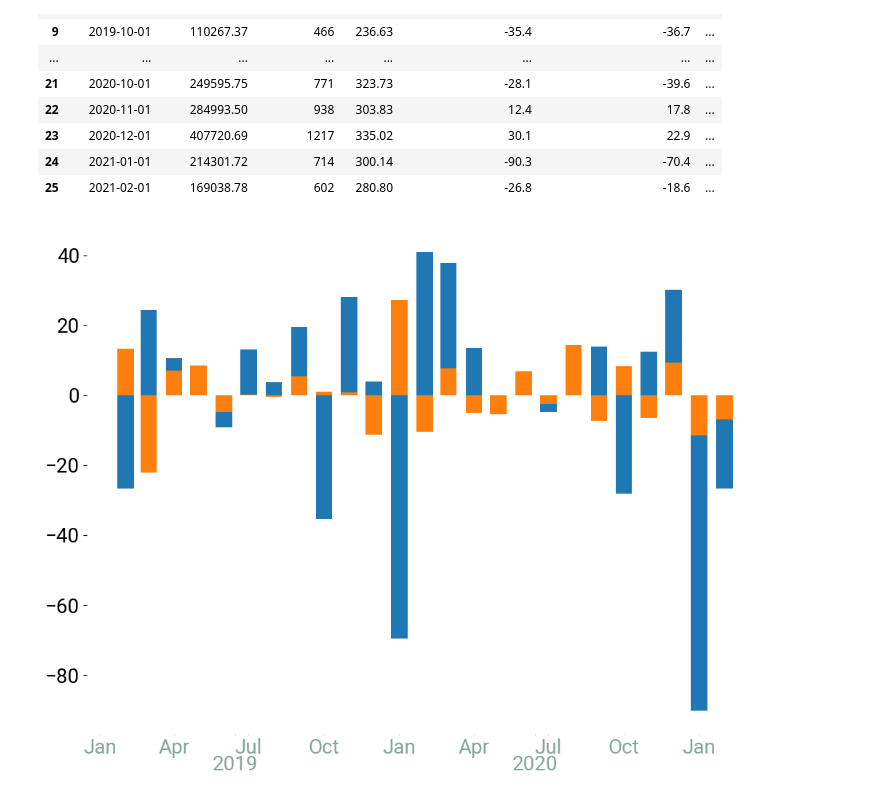
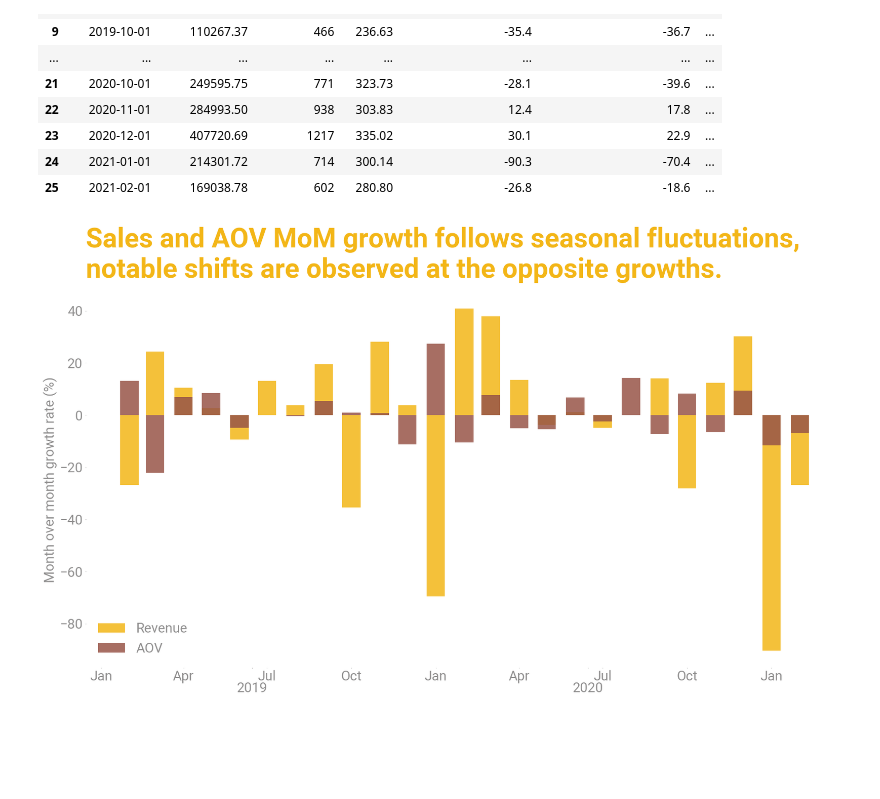
Before and after one commit to mjsluminarias/gamezone-ecommerce, a Jupyter notebook: code_queries/sales.ipynb, the cells around one changed output. Saved outputs shown, nothing was run; the diff lists cells and outputs as text; code cells hidden in the pictures; blank space fills up the shorter version.

Commit message:
sales notebook fin

```diff
--- a/code_queries/sales.ipynb
+++ b/code_queries/sales.ipynb
@@ -328,38 +319,45 @@ rev_data_ym
 | 24 | 2021-01-01 | 214301.72 | 714 | 300.14 | -90.3 | -70.4 | ... |
 | 25 | 2021-02-01 | 169038.78 | 602 | 280.80 | -26.8 | -18.6 | ... |
 # %%
-fig, ax = plt.subplots(figsize=(12, 9))
+fig, ax = plt.subplots(figsize=(20, 10))
 
 # ax.bar(rev_data_ym["order_year_month"], rev_data_ym["total_net_revenue"], label='Product A', color='#4dabf7')
 
 # ax.bar(rev_data_ym["purchase_ym"], rev_data_ym["total_orders_growth_pct"], width=20)
-ax.bar(rev_data_ym["purchase_ym"], rev_data_ym["total_rev_growth_pct"], width=20)
-ax.bar(rev_data_ym["purchase_ym"], rev_data_ym["ym_aov_growth_pct"], width=20)
+ax.bar(rev_data_ym["purchase_ym"], rev_data_ym["total_rev_growth_pct"], width=20, color =  "#f3b617", label = "Revenue", alpha = 0.85)
+ax.bar(rev_data_ym["purchase_ym"], rev_data_ym["ym_aov_growth_pct"], width=20, color = "#985548", label = "AOV", alpha = 0.85)
 
 ax.spines["top"].set_visible(False)
 ax.spines["right"].set_visible(False)
 ax.spines["left"].set_visible(False)
 ax.spines["bottom"].set_visible(False)
 # ax.axes.get_xaxis().set_visible(False)
 # ax.axes.get_yaxis().set_visible(False)
 # ax.xaxis.set_major_locator(ticker.MaxNLocator(nbins=5))
 # ax.axes.xaxis.set_ticklabels([])
 # ax.axes.yaxis.set_ticklabels([])
 
 ax.xaxis.set_minor_locator(mdates.MonthLocator(bymonth=[1, 4, 7, 10]))
 ax.xaxis.set_minor_formatter(mdates.DateFormatter("%b"))
 
+ax.set_ylabel("Month over month growth rate (%)", color = "#908F8F")
+
 # years (major ticks), placed mid-year so they don't collide with Jan/Jul
 ax.xaxis.set_major_locator(mdates.YearLocator(month=6, day=15))
 ax.xaxis.set_major_formatter(mdates.DateFormatter("%Y"))
 
-ax.tick_params(axis="x", which="major", pad=20, length=1, colors= "#84a59d") # params for years
-ax.tick_params(axis="x", which="minor", pad=3, length=1, colors= "#84a59d") # params for months
+ax.tick_params(axis="x", which="major", pad=20, length=1, colors= "#908F8F") # params for years
+ax.tick_params(axis="x", which="minor", pad=3, length=1, colors= "#908F8F") # params for months
 
+ax.tick_params(axis="y", length=1, colors= "#908F8F") # for y
 
+ax.legend(loc = "lower left", frameon = False, labelcolor = "#908F8F")
 
-plt.savefig("../figures/sales/sales_vs_aov.png", transparent=True, dpi=300)
+ax.set_title("Sales and AOV MoM growth follows seasonal fluctuations, \nnotable shifts are observed at the opposite growths.",
+    fontsize= 40, fontweight= "bold", loc= "left", color= "#f3b617", pad=20)
+
+plt.savefig("../figures/sales/sales_vs_aov.png", transparent=True, dpi=300, bbox_inches = "tight")
 
 plt.show()
 # %% [output]
-[figure, old version]
+[figure, new version]
```
Also changed, not shown: parts of 3 cells of this notebook, 4 other files.
